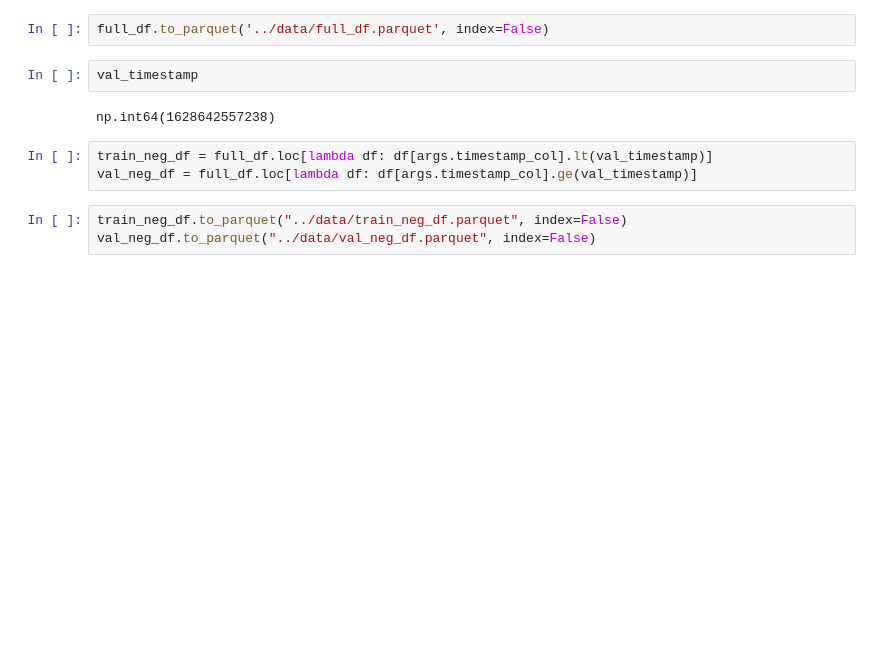
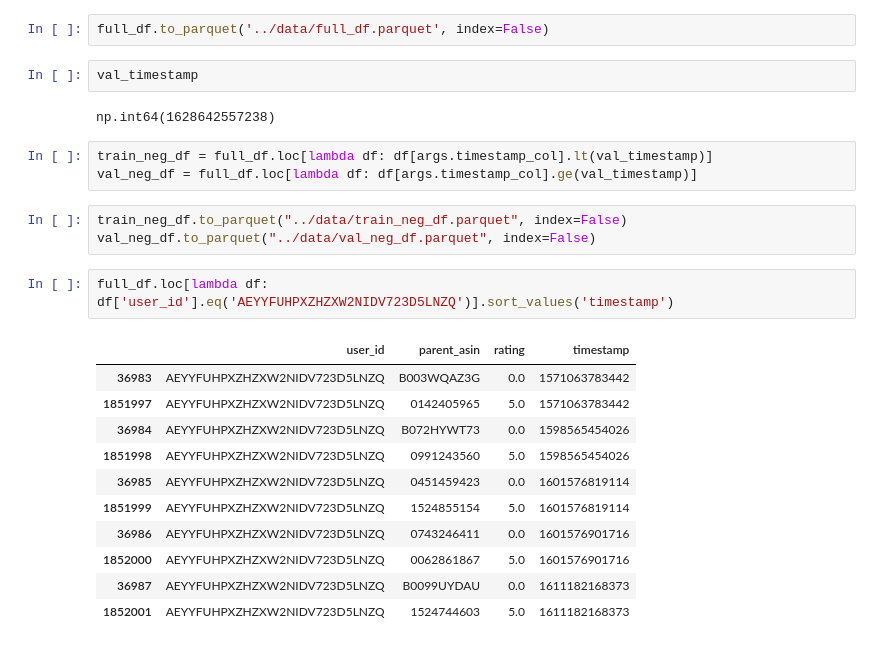
Before and after one commit to dvquy13/reco-algo, a Jupyter notebook: notebooks/003-negative-sample.ipynb, the cells around one changed output. Drawn from its saved outputs; the diff is of its cells as text; blank space fills up the shorter version.

Commit message:
Wide and Deep Rating Prediction

```diff
--- a/notebooks/003-negative-sample.ipynb
+++ b/notebooks/003-negative-sample.ipynb
@@ -273,3 +285,17 @@ val_neg_df = full_df.loc[lambda df: df[args.timestamp_col].ge(val_timestamp)]
 # %%
 train_neg_df.to_parquet("../data/train_neg_df.parquet", index=False)
 val_neg_df.to_parquet("../data/val_neg_df.parquet", index=False)
+# %%
+full_df.loc[lambda df: df['user_id'].eq('AEYYFUHPXZHZXW2NIDV723D5LNZQ')].sort_values('timestamp')
+# %% [output]
+|  | user_id | parent_asin | rating | timestamp |
+| 36983 | AEYYFUHPXZHZXW2NIDV723D5LNZQ | B003WQAZ3G | 0.0 | 1571063783442 |
+| 1851997 | AEYYFUHPXZHZXW2NIDV723D5LNZQ | 0142405965 | 5.0 | 1571063783442 |
+| 36984 | AEYYFUHPXZHZXW2NIDV723D5LNZQ | B072HYWT73 | 0.0 | 1598565454026 |
+| 1851998 | AEYYFUHPXZHZXW2NIDV723D5LNZQ | 0991243560 | 5.0 | 1598565454026 |
+| 36985 | AEYYFUHPXZHZXW2NIDV723D5LNZQ | 0451459423 | 0.0 | 1601576819114 |
+| 1851999 | AEYYFUHPXZHZXW2NIDV723D5LNZQ | 1524855154 | 5.0 | 1601576819114 |
+| 36986 | AEYYFUHPXZHZXW2NIDV723D5LNZQ | 0743246411 | 0.0 | 1601576901716 |
+| 1852000 | AEYYFUHPXZHZXW2NIDV723D5LNZQ | 0062861867 | 5.0 | 1601576901716 |
+| 36987 | AEYYFUHPXZHZXW2NIDV723D5LNZQ | B0099UYDAU | 0.0 | 1611182168373 |
+| 1852001 | AEYYFUHPXZHZXW2NIDV723D5LNZQ | 1524744603 | 5.0 | 1611182168373 |
```
Also changed, not shown: parts of 6 cells of this notebook, 4 other files.
